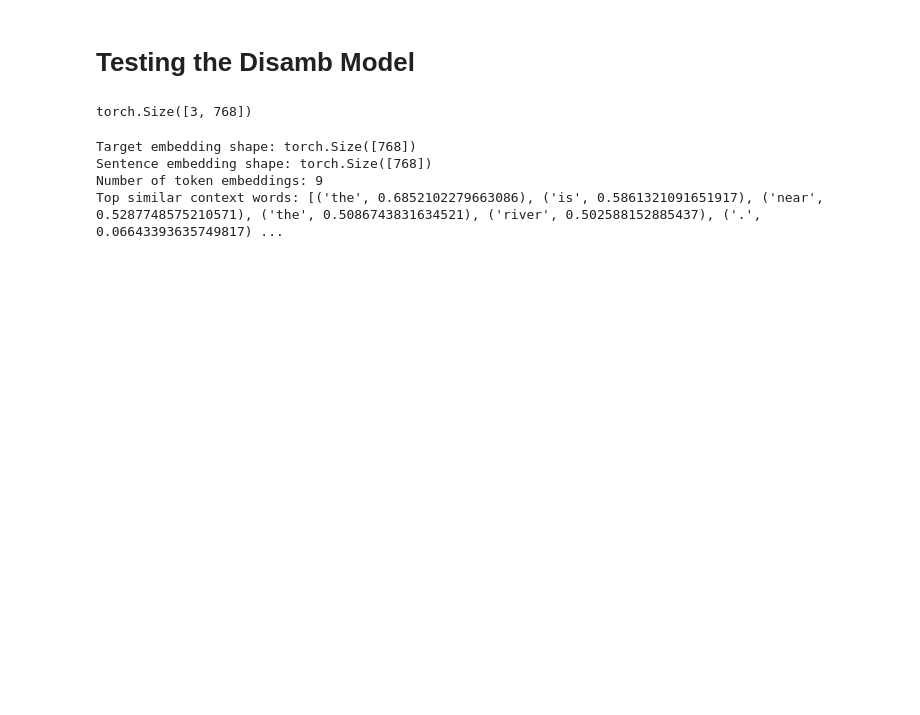
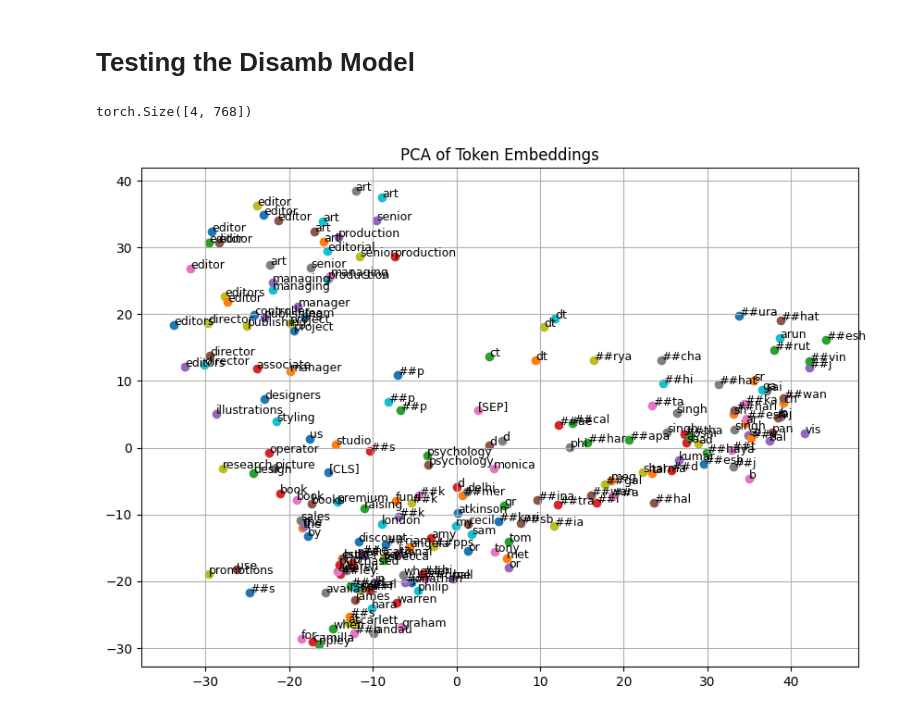
Before and after one commit to vickvey/tabasco-backend, a Jupyter notebook: notebooks/target_matrix.ipynb, the cells around one changed output. Saved outputs shown, nothing was run; the diff lists cells and outputs as text; code cells hidden in the pictures; blank space fills up the shorter version.

Commit message:
added functions for target_matrix and updated clustering

```diff
--- a/notebooks/target_matrix.ipynb
+++ b/notebooks/target_matrix.ipynb
@@ -82,10 +82,8 @@ device = torch.device("cuda" if torch.cuda.is_available() else "cpu")
 
 model = DisambModel(bert_model, bert_tokenizer, device)
 
-# Example input
-text = "Psychology is the study of the mind. Cognitive psychology explores thought. Psychology is fascinating."
-target_word = "psychology"
-sentences = get_sentences_with_target_word(text, target_word)
+# target word
+target_word = 'Psychology'
 
 sentence_embeddings = []
 for sent in sentences:
@@ -103,27 +101,8 @@ embedding_matrix = torch.stack(sentence_embeddings)
 # %%
 embedding_matrix.shape
 # %% [output]
-torch.Size([3, 768])
+torch.Size([4, 768])
-# %%
-# Get target word embedding
-vec = model.forward("The bank is near the river.", "bank")
-
-# Get sentence embedding
-sent_vec = model.get_sentence_embedding("The bank is near the river.")
-
-# Get all token embeddings
-token_vecs = model.get_all_token_vectors("The bank is near the river.")
-
-# Get most similar tokens to target
-sim_words = model.get_context_words("The bank is near the river.", "bank")
-
-# Print results (optional)
-print("Target embedding shape:", vec.shape)
-print("Sentence embedding shape:", sent_vec.shape)
-print("Number of token embeddings:", len(token_vecs))
-print("Top similar context words:", sim_words)
-# %% [output]
-Target embedding shape: torch.Size([768])
-Sentence embedding shape: torch.Size([768])
-Number of token embeddings: 9
-Top similar context words: [('the', 0.6852102279663086), ('is', 0.5861321091651917), ('near', 0.5287748575210571), ('the', 0.5086743831634521), ('river', 0.502588152885437), ('.', 0.06643393635749817) ...
+# %%
+model.visualize(sentence=sentences[0])
+# %% [output]
+[figure, added]
```
Also changed, not shown: 5 other files.
